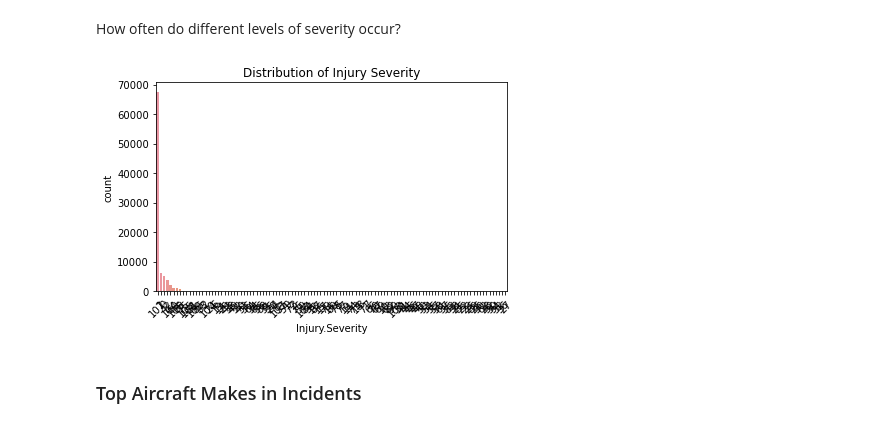
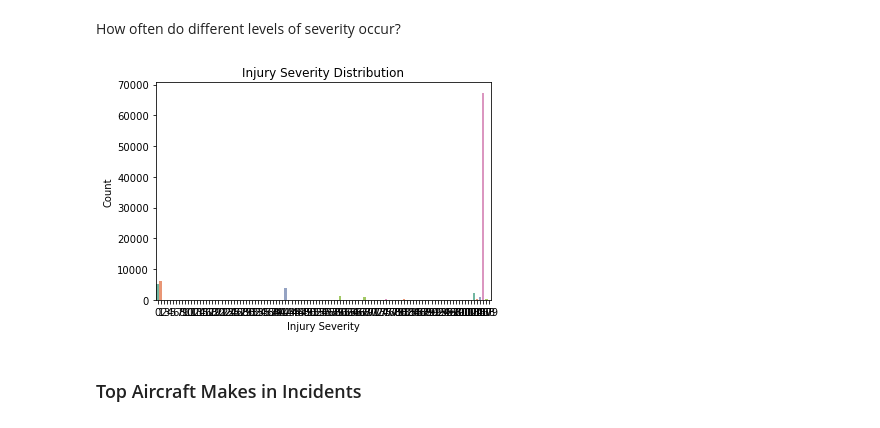
Before and after one commit to BMwihia/aviation-accidents-analysis, a Jupyter notebook: aviation_accident_analysis-benson.ipynb, the cells around one changed output. Cells and saved outputs as stored; diff of their text form; code cells hidden in the pictures.

```diff
--- a/aviation_accident_analysis-benson.ipynb
+++ b/aviation_accident_analysis-benson.ipynb
@@ -177,15 +249,15 @@ How often do different levels of severity occur?
 # %%
 import seaborn as sns
 import matplotlib.pyplot as plt
 
-# Plot distribution of Injury Severity
-sns.countplot(data=df, x='Injury.Severity', order=df['Injury.Severity'].value_counts().index)
-plt.title('Distribution of Injury Severity')
-plt.xticks(rotation=45)
-plt.tight_layout()
+# Visualize Injury Severity distribution
+sns.countplot(data=df, x='Injury.Severity', palette='Set2')
+plt.title('Injury Severity Distribution')
+plt.xlabel('Injury Severity')
+plt.ylabel('Count')
 plt.show()
 # %% [output]
-[figure, old version]
+[figure, new version]
 # %% [markdown]
 ### Top Aircraft Makes in Incidents
 # %% [markdown]
```
Also changed, not shown: parts of 4 cells of this notebook.
